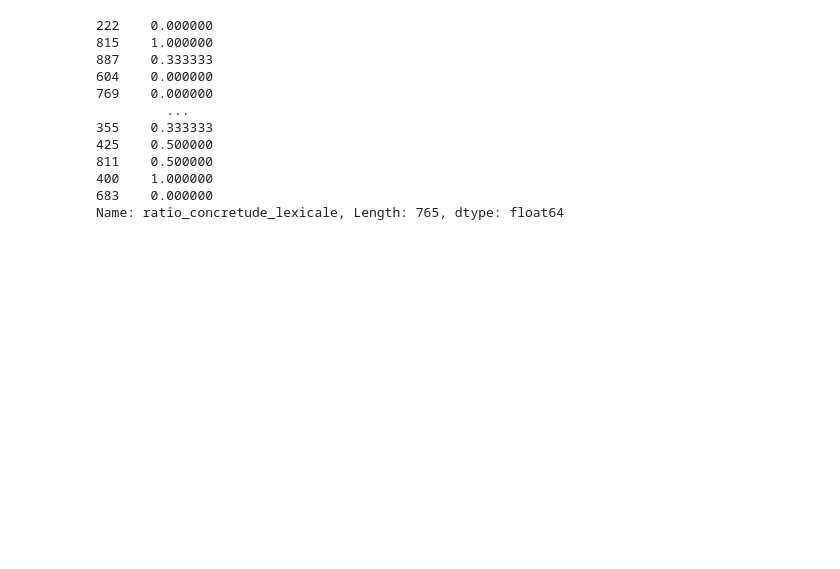
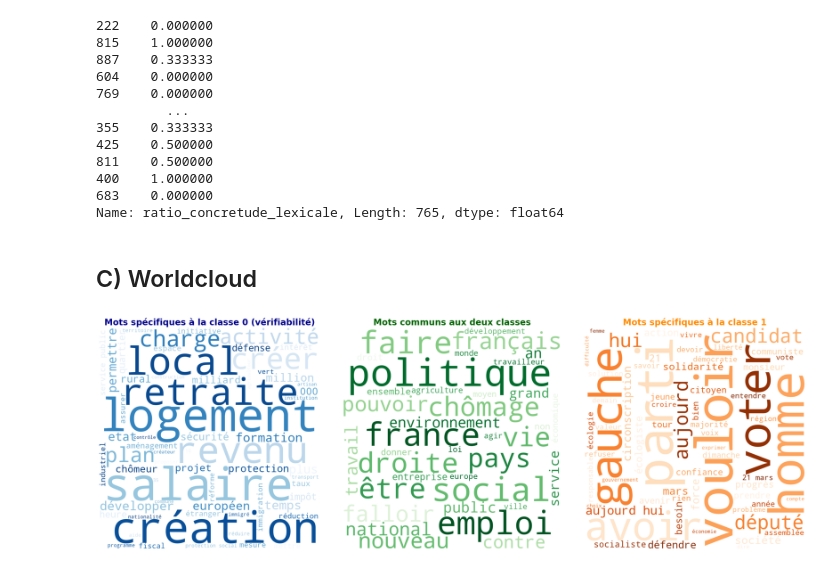
Before and after one commit to Julien-website/NLP_ENSAE_Project, a Jupyter notebook: notebook JL.ipynb, the cells around one changed output. Cells and saved outputs as stored; diff of their text form; code cells hidden in the pictures; blank space fills up the shorter version.

```diff
--- a/notebook JL.ipynb
+++ b/notebook JL.ipynb
@@ -328,3 +318,78 @@ df_train['ratio_concretude_lexicale']
 400    1.000000
 683    0.000000
 Name: ratio_concretude_lexicale, Length: 765, dtype: float64
+# %% [markdown]
+## C) Worldcloud
+# %%
+def plot_wordclouds_contrastifs(df, top_n=80):
+    """
+    Génère 3 wordclouds : Classe 0 pure, Intersection, et Classe 1 pure.
+    Basé sur l'extraction mathématique des fréquences.
+    """
+    # 1. Séparation des textes par classe
+    textes_0 = df[df['Label'] == 0]['texte_lemmatise'].dropna()
+    textes_1 = df[df['Label'] == 1]['texte_lemmatise'].dropna()
+
+    # 2. Vectorisation pour obtenir les fréquences réelles (incluant les bigrammes)
+    vectorizer_0 = CountVectorizer(ngram_range=(1, 2), min_df=2)
+    matrice_0 = vectorizer_0.fit_transform(textes_0)
+    freq_0 = dict(zip(vectorizer_0.get_feature_names_out(), matrice_0.sum(axis=0).A1))
+
+    vectorizer_1 = CountVectorizer(ngram_range=(1, 2), min_df=2)
+    matrice_1 = vectorizer_1.fit_transform(textes_1)
+    freq_1 = dict(zip(vectorizer_1.get_feature_names_out(), matrice_1.sum(axis=0).A1))
+
+    # 3. Isolation des Tops N pour chaque classe
+    top_mots_0 = set(sorted(freq_0, key=freq_0.get, reverse=True)[:top_n])
+    top_mots_1 = set(sorted(freq_1, key=freq_1.get, reverse=True)[:top_n])
+
+    # 4. Calculs des ensembles
+    intersection = top_mots_0.intersection(top_mots_1)
+
+    # 5. Création des dictionnaires de fréquences filtrés
+    # Classe 0 pure (on garde sa fréquence d'origine, mais on exclut l'intersection)
+    dict_pure_0 = {mot: freq_0[mot] for mot in top_mots_0 if mot not in intersection}
+
+    # Classe 1 pure
+    dict_pure_1 = {mot: freq_1[mot] for mot in top_mots_1 if mot not in intersection}
+
+    # Intersection (pour la taille du mot, on prend la moyenne de sa fréquence dans les 2 classes)
+    dict_inter = {mot: (freq_0[mot] + freq_1[mot]) / 2 for mot in intersection}
+
+    # Sécurité au cas où l'intersection serait vide (peu probable mais bonne pratique)
+    if not dict_inter: dict_inter = {"AUCUN_MOT_COMMUN": 1}
+    if not dict_pure_0: dict_pure_0 = {"AUCUN_MOT_SPECIFIQUE": 1}
+    if not dict_pure_1: dict_pure_1 = {"AUCUN_MOT_SPECIFIQUE": 1}
+
+    # --- 6. Affichage des 3 WordClouds ---
+    fig, axes = plt.subplots(1, 3, figsize=(24, 8))
+
+    # Paramètres de base communs
+    wc_params = {'width': 800, 'height': 800, 'background_color': 'white'}
+
+    # A. Classe 0 Pure
+    wc_0 = WordCloud(**wc_params, colormap='Blues').generate_from_frequencies(dict_pure_0)
+    axes[0].imshow(wc_0, interpolation='bilinear')
+    axes[0].set_title(f"Mots spécifiques à la classe 0 (vérifiabilité)", fontsize=20, fontweight='bold', color='darkblue')
+    axes[0].axis('off')
+
+    # B. L'Intersection
+    wc_inter = WordCloud(**wc_params, colormap='Greens').generate_from_frequencies(dict_inter)
+    axes[1].imshow(wc_inter, interpolation='bilinear')
+    axes[1].set_title(f"Mots communs aux deux classes", fontsize=20, fontweight='bold', color='darkgreen')
+    axes[1].axis('off')
+
+    # C. Classe 1 Pure
+    wc_1 = WordCloud(**wc_params, colormap='Oranges').generate_from_frequencies(dict_pure_1)
+    axes[2].imshow(wc_1, interpolation='bilinear')
+    axes[2].set_title(f"Mots spécifiques à la classe 1", fontsize=20, fontweight='bold', color='darkorange')
+    axes[2].axis('off')
+
+    # Ajustement visuel global
+    plt.tight_layout(pad=3.0)
+    plt.show()
+
+# Exécution de la fonction sur le set d'entraînement
+plot_wordclouds_contrastifs(df_train, top_n=100)
+# %% [output]
+[figure, added]
```
Also changed, not shown: parts of 13 cells of this notebook, 1 other file.
